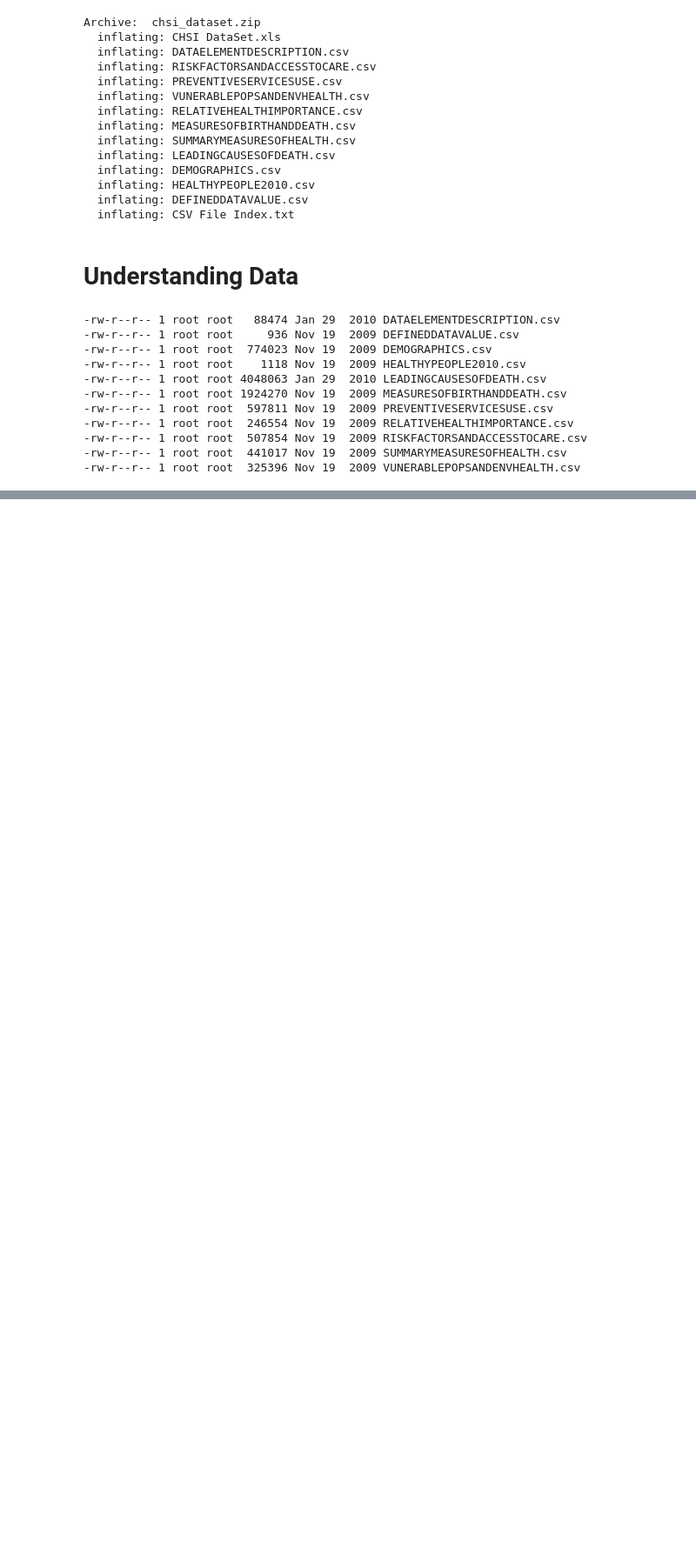
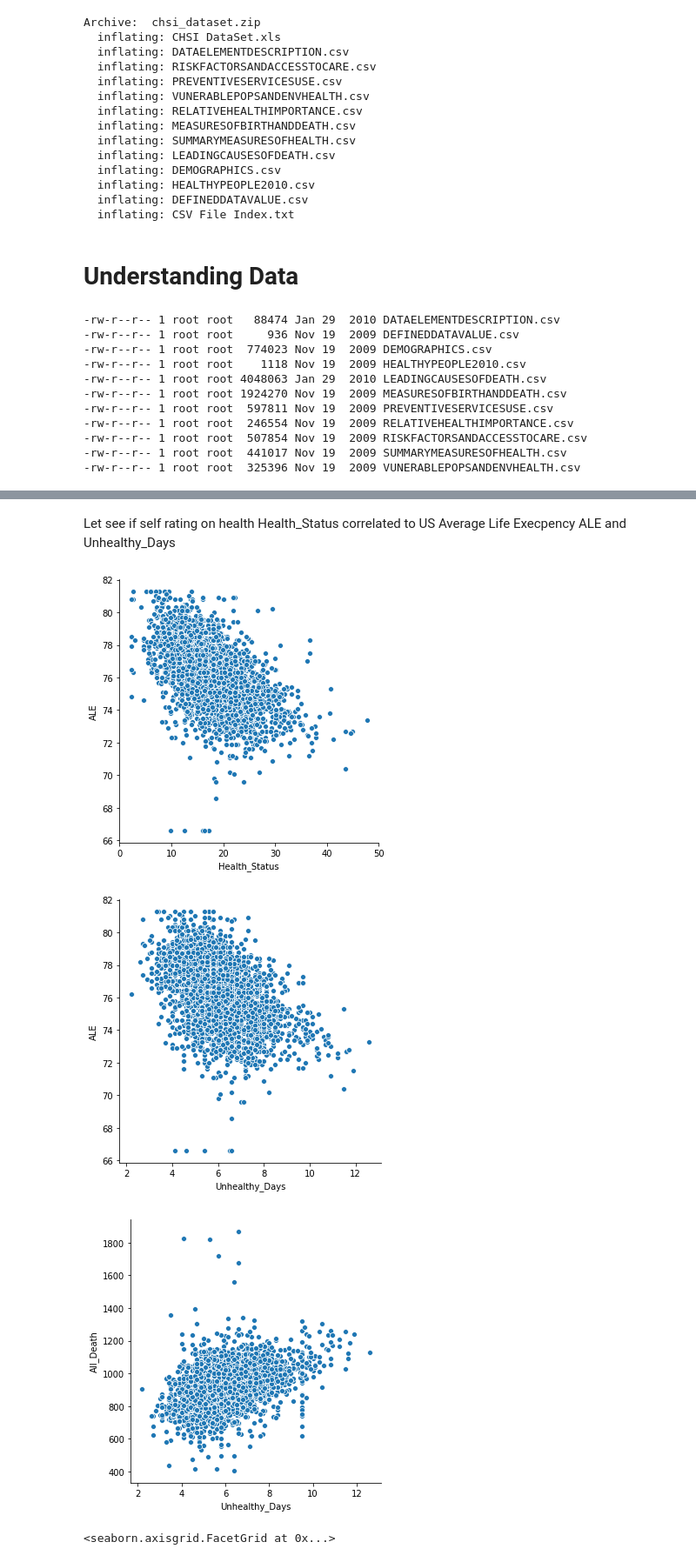
Before and after one commit to foundation-models/ppg2bp, a Jupyter notebook: Data_preprocess.ipynb, the cells around one changed output, grey strips where cells are left out. Shown: that part at 87% size. Drawn from its saved outputs; the diff is of its cells as text; code cells hidden in the pictures; blank space fills up the shorter version.

```diff
--- a/Data_preprocess.ipynb
+++ b/Data_preprocess.ipynb
@@ -94,0 +211,17 @@ Index(['State_FIPS_Code', 'County_FIPS_Code', 'CHSI_County_Name',
+# %% [markdown]
+Let see if self rating on health Health_Status correlated to US Average Life Execpency ALE and Unhealthy_Days
+# %%
+sns.relplot(x='Health_Status', y='ALE', data=healthMeasures)
+plt.show()
+sns.relplot(x='Unhealthy_Days', y='ALE', data=healthMeasures)
+plt.show()
+sns.relplot(x='Unhealthy_Days', y='All_Death', data=healthMeasures)
+plt.show()
+
+
+sns.relplot(x='Health_Status', y='All_Death', data=healthMeasures)
+# %% [output]
+[figure, added]
+[figure, added]
+[figure, added]
+<seaborn.axisgrid.FacetGrid at 0x...>
```
Also changed, not shown: parts of 12 cells of this notebook.
